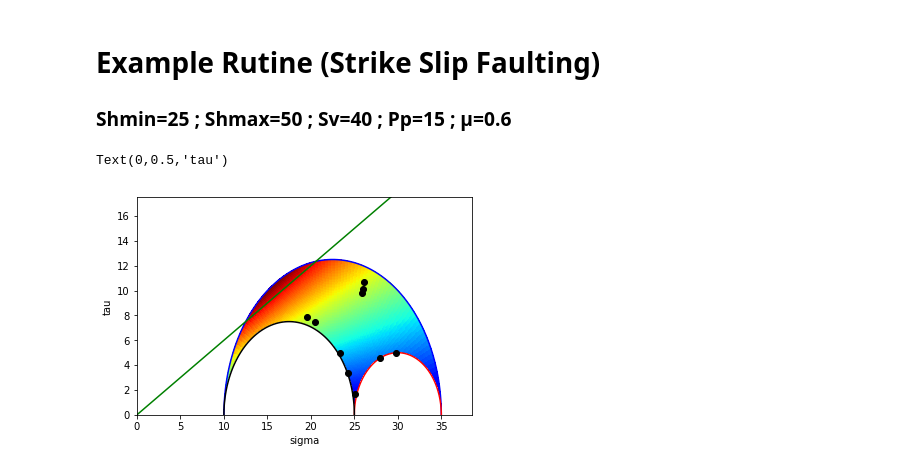
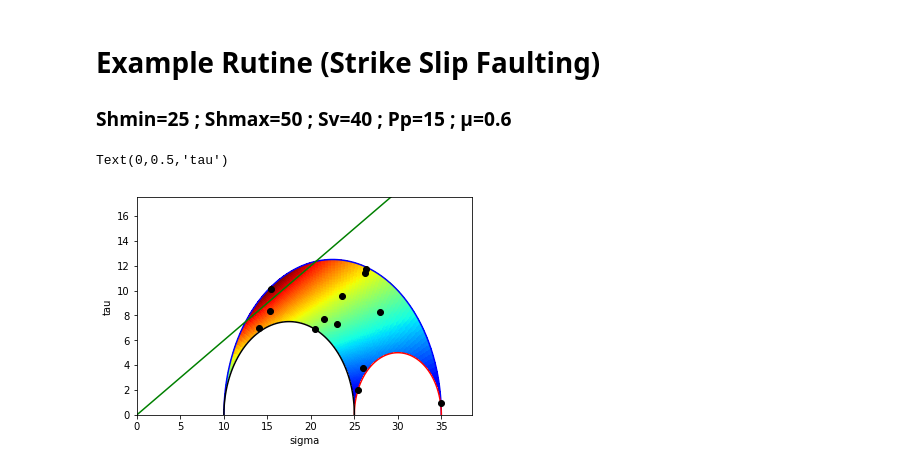
Before and after one commit to Alejobep/Petroleum_Enginering_Codes, a Jupyter notebook: Geomechanics Fault Reactivation.ipynb, the cells around one changed output. Cells and saved outputs as stored; diff of their text form; code cells hidden in the pictures.

```diff
--- a/Geomechanics Fault Reactivation.ipynb
+++ b/Geomechanics Fault Reactivation.ipynb
@@ -253,9 +249,0 @@ Text(0,0.5,'tau')
-# %%
-#creating the stereonent color
-ster_outline()
-strikes=np.linspace(0,360,num=100)
-dips=np.linspace(0, 90, num=100)
-color_ster(strikes,dips,Sg)
-#plotting the random points
-for i in range (len(striker)):
-    point_ster(striker[i],dipr[i])
@@ -288,8 +297,0 @@ Text(0,0.5,'tau')
-# %%
-ster_outline()
-strikes=np.linspace(0,360,num=100)
-dips=np.linspace(0, 90, num=100)
-color_ster(strikes,dips,Sg)
-#plotting the random points
-for i in range (len(striker)):
-    point_ster(striker[i],dipr[i])
@@ -299,23 +306,21 @@ for i in range (len(striker)):
 # Example Rutine (Strike Slip Faulting)
 ### Shmin=25 ; Shmax=50 ; Sv=40 ; Pp=15 ;  μ=0.6
 # %%
-azimuth_shmin=0; azimuth_shmax=azimuth_shmin+90; S_hmin=25; S_hmax=50;Sv=40;Pp=15; mu=0.6;
-#### creting 10 random orientaiton and dips of faults
-striker= 360*np.linspace(0.1,1,num=10)
-dipr= 90*np.random.rand(10)
-#### Plotting Mohr circles
-S1,S2,S3,fault_regime=TypeFaulting(Sv,S_hmax,S_hmin)
-fig1=MohrCircle(S1,S2,S3,Pp,mu)
-#### plot the random faults inside the mohr circle
-#gotta obtain the transformation matrix and angles
-a,b,y=angle_transform(fault_regime,azimuth_shmax,azimuth_shmin)
-S_p,Rpg,Sg=Matrix_transforms(S1,S2,S3,a,b,y)
-for i in range (len(striker)):
-    n_n, n_s, n_d=new_cordinates(striker[i],dipr[i])
-    Sn, T_abs=oblique_stress_strain(Sg,n_n,n_s,n_d)
-    plt.plot((Sn-Pp),T_abs,'ko')
+#random faults getting plotted as points
+strikerand= 360*np.linspace(0.1,1,num=13);
+diprand= 90*np.random.rand(13);
+#describing the fault
+StrikeFault=fault(40,50,25,15,0.6,0);
+TypeFaulting(StrikeFault)
+angle_transform(StrikeFault);
+Matrix_transforms(StrikeFault);
+MohrCircle(StrikeFault)
+for i in range (len(strikerand)):
+    n_n, n_s, n_d=new_cordinates(strikerand[i],diprand[i])
+    Sn, T_abs=oblique_stress_strain(StrikeFault.Sg,n_n,n_s,n_d)
+    plt.plot((Sn-StrikeFault.Pp),T_abs,'ko')
 plt.xlabel("sigma")
 plt.ylabel("tau")
 # %% [output]
 Text(0,0.5,'tau')
-[figure, old version]
+[figure, new version]
```
Also changed, not shown: parts of 21 cells of this notebook.
